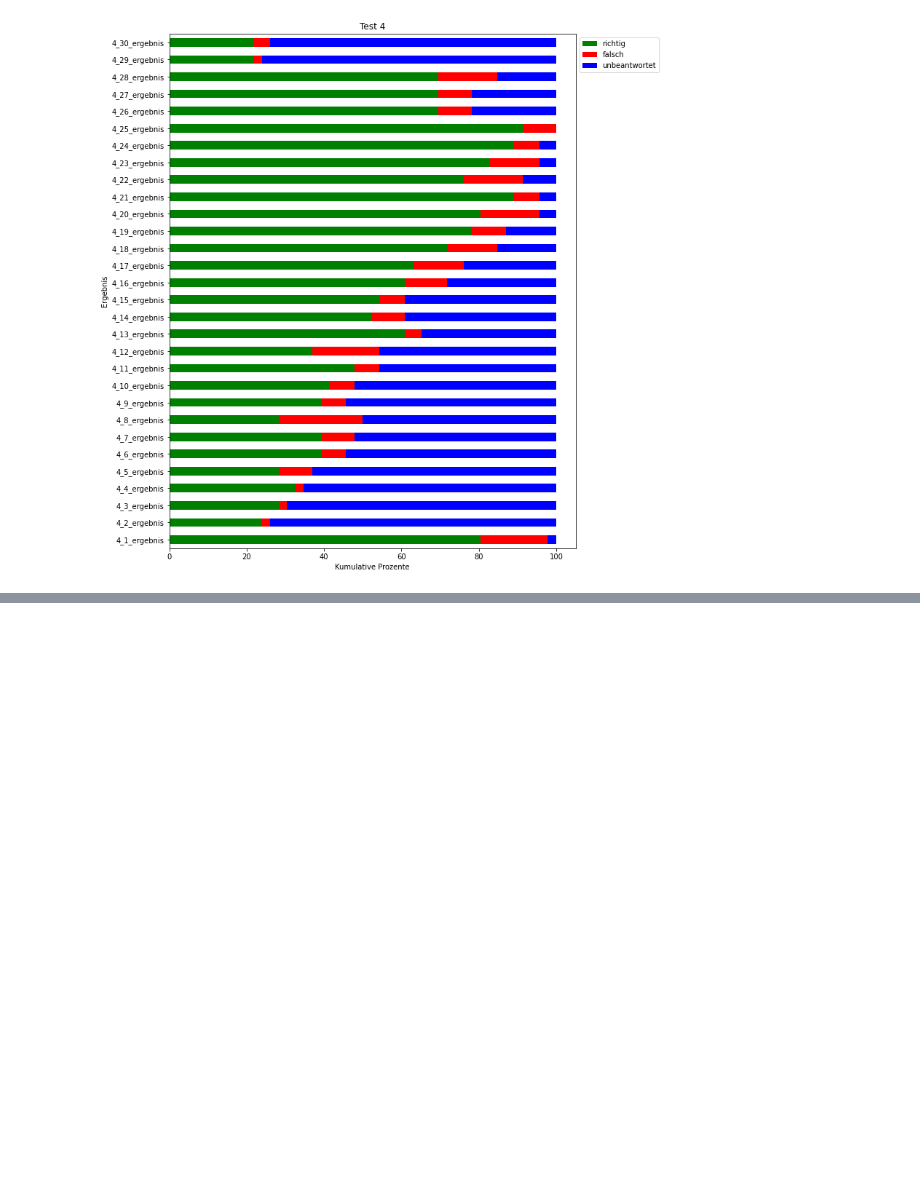
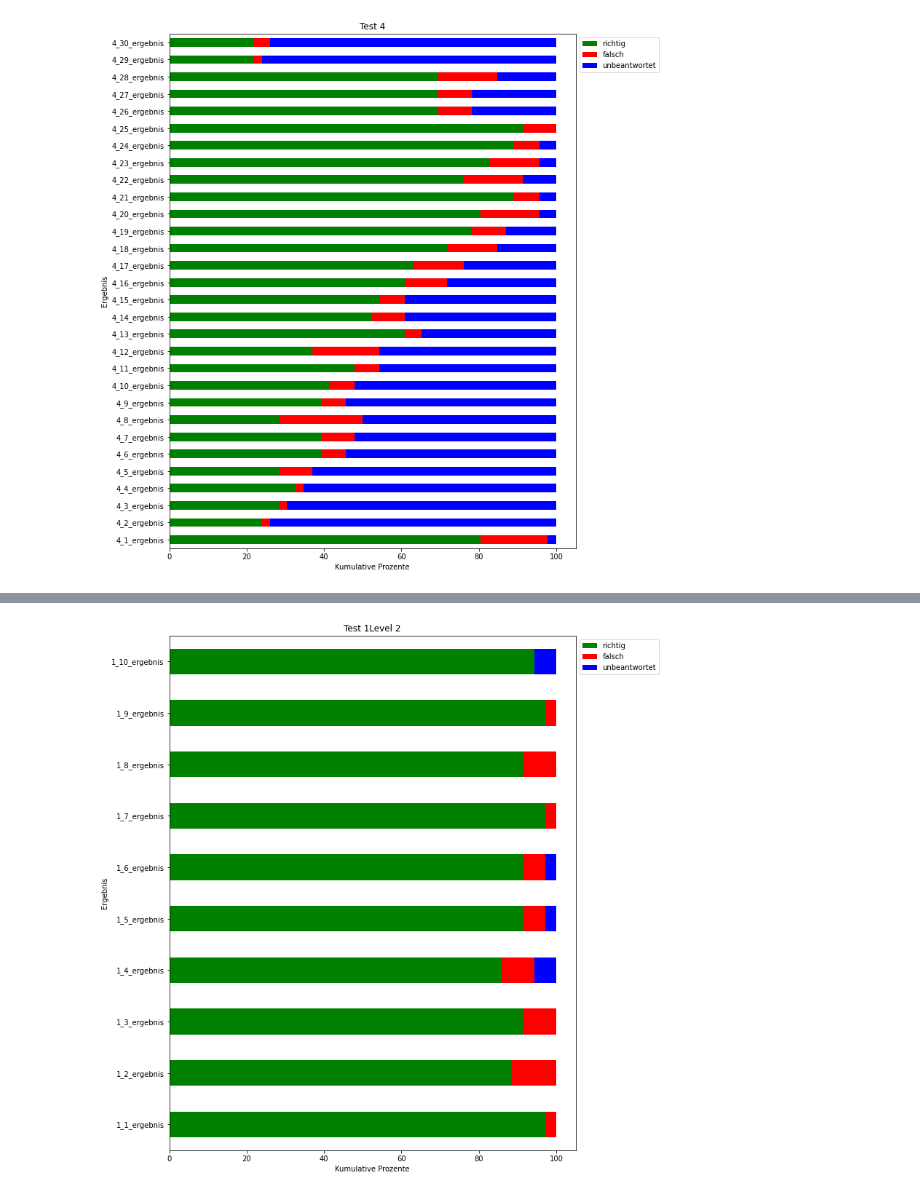
Before and after one commit to imkeines/tiria_data, a Jupyter notebook: Data_EDA.ipynb, the cells around one changed output, grey strips where cells are left out. Drawn from its saved outputs; the diff is of its cells as text; code cells hidden in the pictures; blank space fills up the shorter version.

```diff
--- a/Data_EDA.ipynb
+++ b/Data_EDA.ipynb
@@ -104,0 +206,4 @@ plt.show()
+# %%
+data_level2 = getFrequencies(level_2)
+data_level2= data_level2[0]
+data_level2
@@ -104,0 +226,4 @@ plt.show()
+# %%
+plotFrequencies(data_level2, 'Test 1Level 2')
+# %% [output]
+[figure, added]
```
Also changed, not shown: parts of 20 cells of this notebook, 1 other file.
